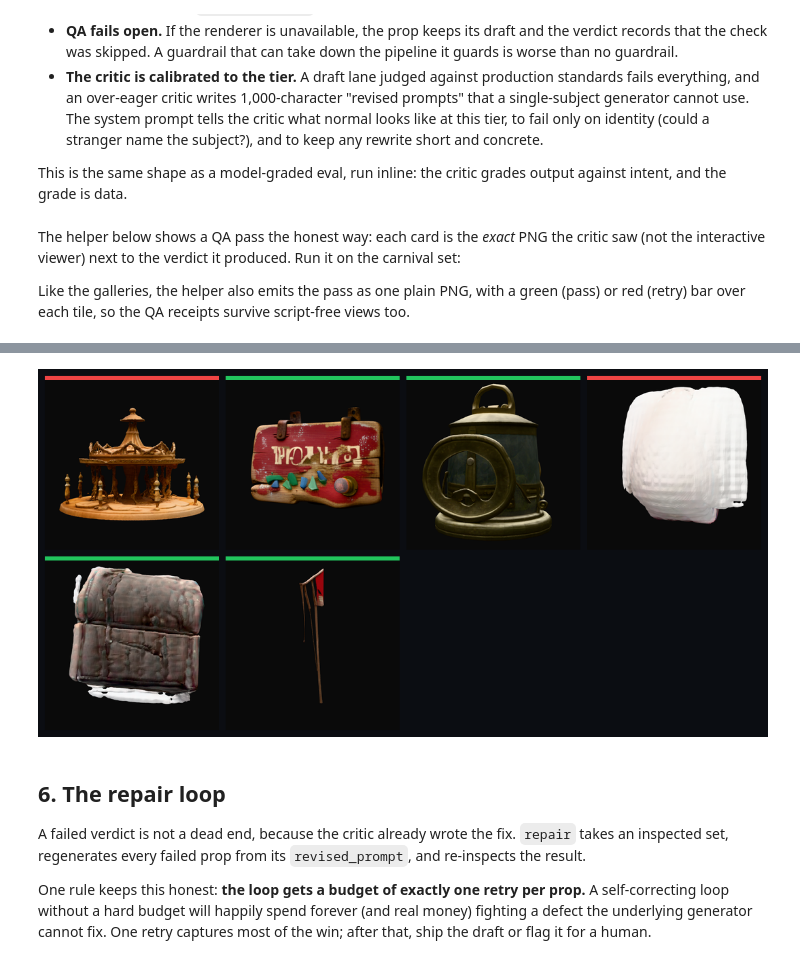
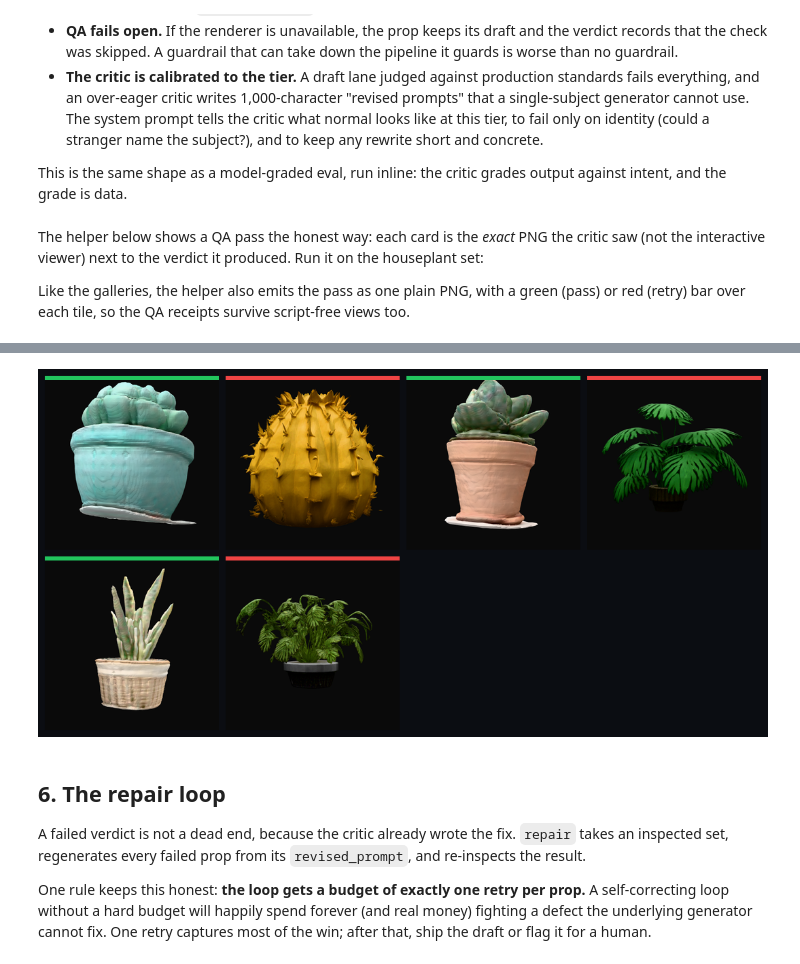
Before and after one commit to nirholas/Handshake, a Jupyter notebook: public/cookbook/text_to_3d_with_function_calling.ipynb, the cells around one changed output, grey strips where cells are left out. Saved outputs shown, nothing was run; the diff lists cells and outputs as text; code cells hidden in the pictures.

Commit message:
/cookbook: houseplant windowsill demo replaces the carnival set

```diff
--- a/public/cookbook/text_to_3d_with_function_calling.ipynb
+++ b/public/cookbook/text_to_3d_with_function_calling.ipynb
@@ -468,14 +468,17 @@ Give it a brief and watch it work. The model invents the prop list, writes a
 clean prompt for each, and the tool turns every one into real geometry. Try your
 own brief in the last line:
 # %%
-CARNIVAL_BRIEF = "Design a collectible set for a haunted seaside carnival."
+WINDOWSILL_BRIEF = (
+    "Design a collectible set of chunky potted houseplants for a sunny "
+    "windowsill: succulents, cacti, and broad-leaf plants in characterful pots."
+)
 
-collection = run_art_director(CARNIVAL_BRIEF)
+collection = run_art_director(WINDOWSILL_BRIEF)
 
 print("\nArt director:", collection["reply"])
 render_models(
     collection["items"],
-    title="Haunted seaside carnival",
+    title="A windowsill of houseplants",
     subtitle="Designed and built by the model from a single-line brief.",
 )
 # %% [output]
@@ -637,7 +640,7 @@ def inspect_model(item: dict, theme: str) -> dict:
 # %% [markdown]
 The helper below shows a QA pass the honest way: each card is the *exact* PNG
 the critic saw (not the interactive viewer) next to the verdict it produced.
-Run it on the carnival set:
+Run it on the houseplant set:
 
 Like the galleries, the helper also emits the pass as one plain PNG,
 with a green (pass) or red (retry) bar over each tile, so the QA receipts
@@ -710,35 +713,35 @@ def render_verdicts(items, title="QA pass", subtitle=None):
       {img}
       <figcaption>
         <div class="row"><span class="name">{name}</span><span class="badge {badge[0]}">{badge[1]}</span></div>
         <p class="crit">{critique}</p>
       </figcaption>
     </figure>''')
     sub = f'<p class="sub">{html.escape(subtitle)}</p>' if subtitle else ""
     display(HTML(f'''<div class="twq">
   <style>{_QA_CSS}</style>
   <span class="eyebrow">// vision QA</span>
   <h3>{html.escape(title)}</h3>{sub}
   <div class="grid">
 {chr(10).join(cards)}
   </div>
 </div>'''))
     png = verdict_sheet(items)
     if png:
         display(Image(data=png))
 
 
 with ThreadPoolExecutor(max_workers=4) as pool:
-    inspected = list(pool.map(lambda item: inspect_model(item, CARNIVAL_BRIEF),
+    inspected = list(pool.map(lambda item: inspect_model(item, WINDOWSILL_BRIEF),
                               collection["items"]))
 
 render_verdicts(
     inspected,
     title="What the critic saw",
     subtitle="Each card is the exact image the model inspected, with its structured verdict.",
 )
 # %% [output]
 [interactive output not drawn]
-[figure, old version]
+[figure, new version]
 # %% [markdown]
 ## 6. The repair loop
 
```
Also changed, not shown: parts of 3 cells of this notebook, 1 other file.
